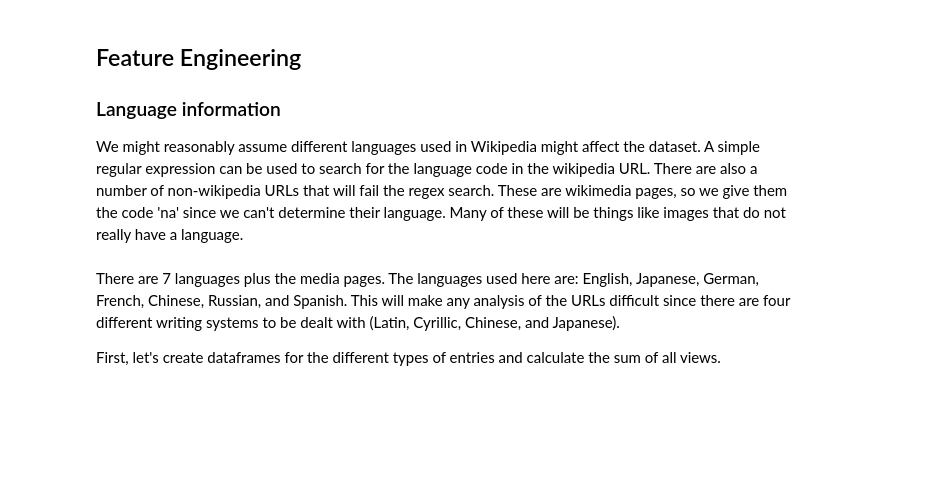
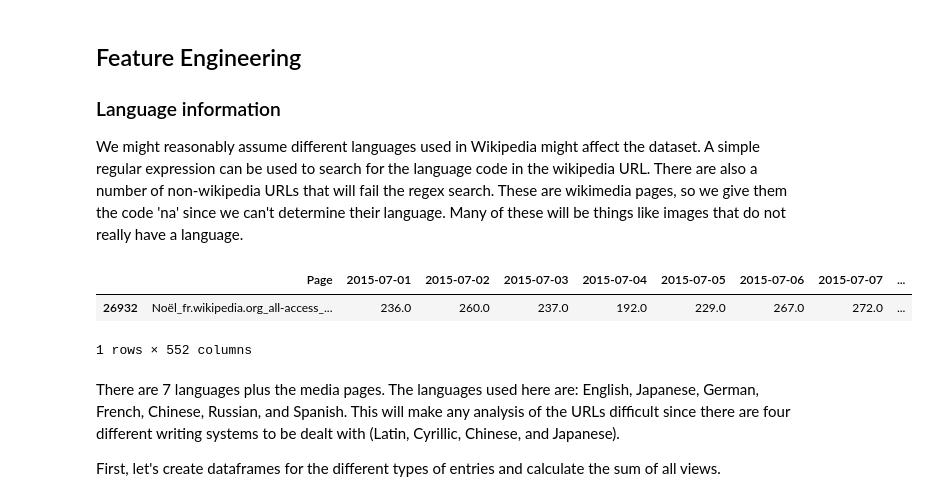
Before and after one commit to SocieteGenevoiseDonnees/KaggleDojoTimeSeriesForcasting, a Jupyter notebook: TimeSeriesForecasting.ipynb, the cells around one changed output. Drawn from its saved outputs; the diff is of its cells as text; code cells hidden in the pictures; blank space fills up the shorter version.

```diff
--- a/TimeSeriesForecasting.ipynb
+++ b/TimeSeriesForecasting.ipynb
@@ -49,6 +53,12 @@ def get_language(page):
     return 'na'
 # %%
 df_train['lang'] = df_train.Page.map(get_language)
+# %%
+df_train[df_train.Page == 'Noël_fr.wikipedia.org_all-access_all-agents']
+# %% [output]
+|  | Page | 2015-07-01 | 2015-07-02 | 2015-07-03 | 2015-07-04 | 2015-07-05 | 2015-07-06 | 2015-07-07 | ... |
+| 26932 | Noël_fr.wikipedia.org_all-access_... | 236.0 | 260.0 | 237.0 | 192.0 | 229.0 | 267.0 | 272.0 | ... |
+1 rows × 552 columns
 # %% [markdown]
 There are 7 languages plus the media pages. The languages used here are: English, Japanese, German, French, Chinese, Russian, and Spanish. This will make any analysis of the URLs difficult since there are four different writing systems to be dealt with (Latin, Cyrillic, Chinese, and Japanese).
 
```
Also changed, not shown: parts of 13 cells of this notebook.
